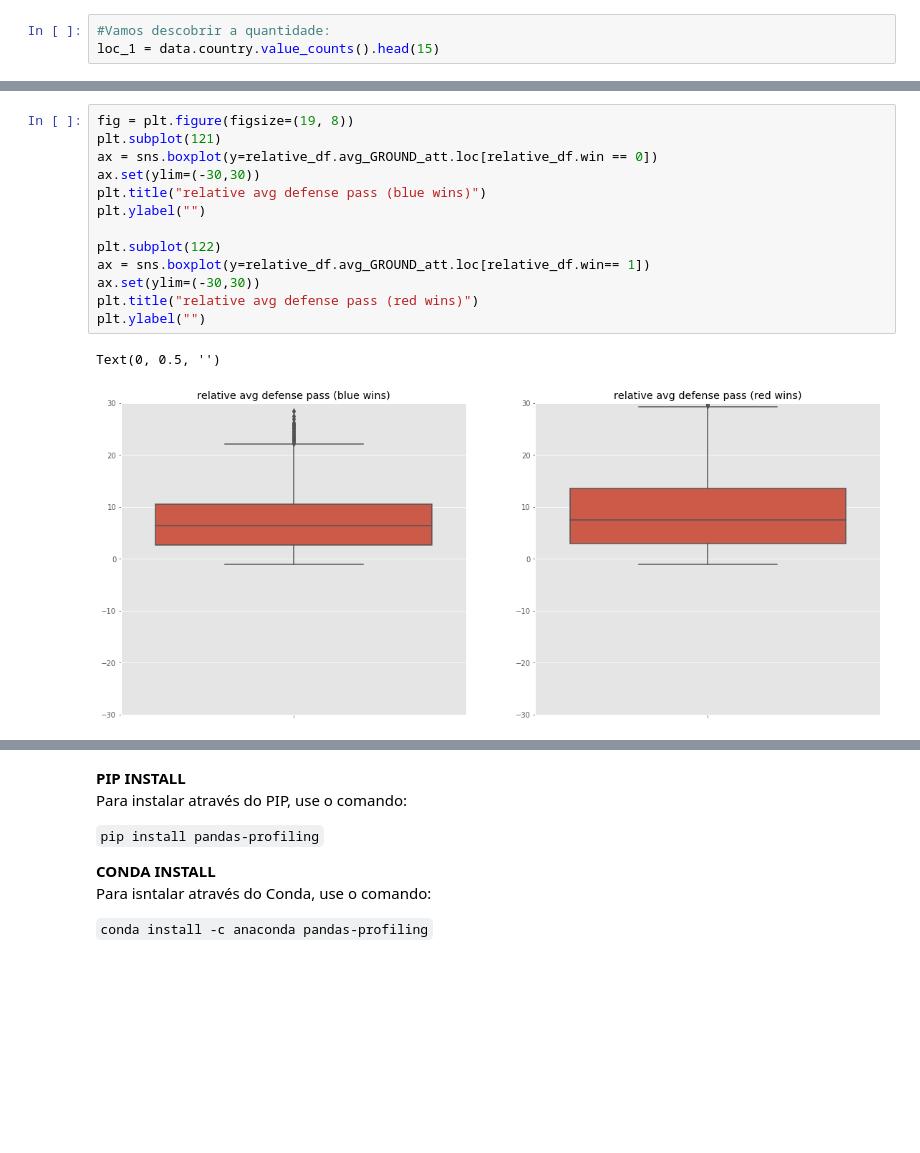
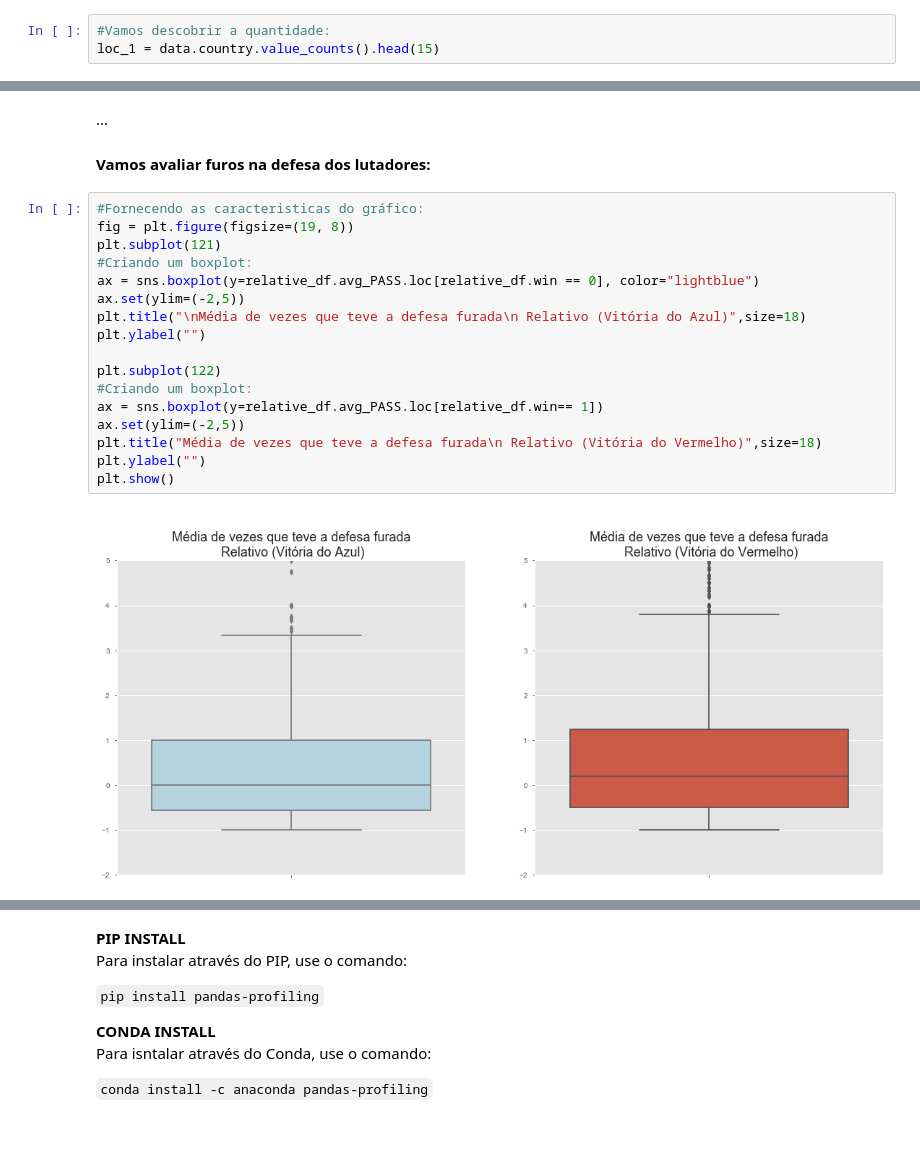
Before and after one commit to jzsiggy/UFC-predictions, a Jupyter notebook: Projeto_3.ipynb, the cells around one changed output, grey strips where cells are left out. Drawn from its saved outputs; the diff is of its cells as text; blank space fills up the shorter version.

```diff
--- a/Projeto_3.ipynb
+++ b/Projeto_3.ipynb
@@ -321,16 +376,24 @@ Text(0, 0.5, '')
+# %% [markdown]
+...
+<br>
+
+#### Vamos avaliar furos na defesa dos lutadores:
 # %%
+#Fornecendo as caracteristicas do gráfico:
 fig = plt.figure(figsize=(19, 8))
 plt.subplot(121)
-ax = sns.boxplot(y=relative_df.avg_GROUND_att.loc[relative_df.win == 0])
-ax.set(ylim=(-30,30))
-plt.title("relative avg defense pass (blue wins)")
+#Criando um boxplot:
+ax = sns.boxplot(y=relative_df.avg_PASS.loc[relative_df.win == 0], color="lightblue")
+ax.set(ylim=(-2,5))
+plt.title("\nMédia de vezes que teve a defesa furada\n Relativo (Vitória do Azul)",size=18)
 plt.ylabel("")
 
 plt.subplot(122)
-ax = sns.boxplot(y=relative_df.avg_GROUND_att.loc[relative_df.win== 1])
-ax.set(ylim=(-30,30))
-plt.title("relative avg defense pass (red wins)")
+#Criando um boxplot:
+ax = sns.boxplot(y=relative_df.avg_PASS.loc[relative_df.win== 1])
+ax.set(ylim=(-2,5))
+plt.title("Média de vezes que teve a defesa furada\n Relativo (Vitória do Vermelho)",size=18)
 plt.ylabel("")
+plt.show()
 # %% [output]
-Text(0, 0.5, '')
-[figure, old version]
+[figure, new version]
```
Also changed, not shown: parts of 46 cells of this notebook.
